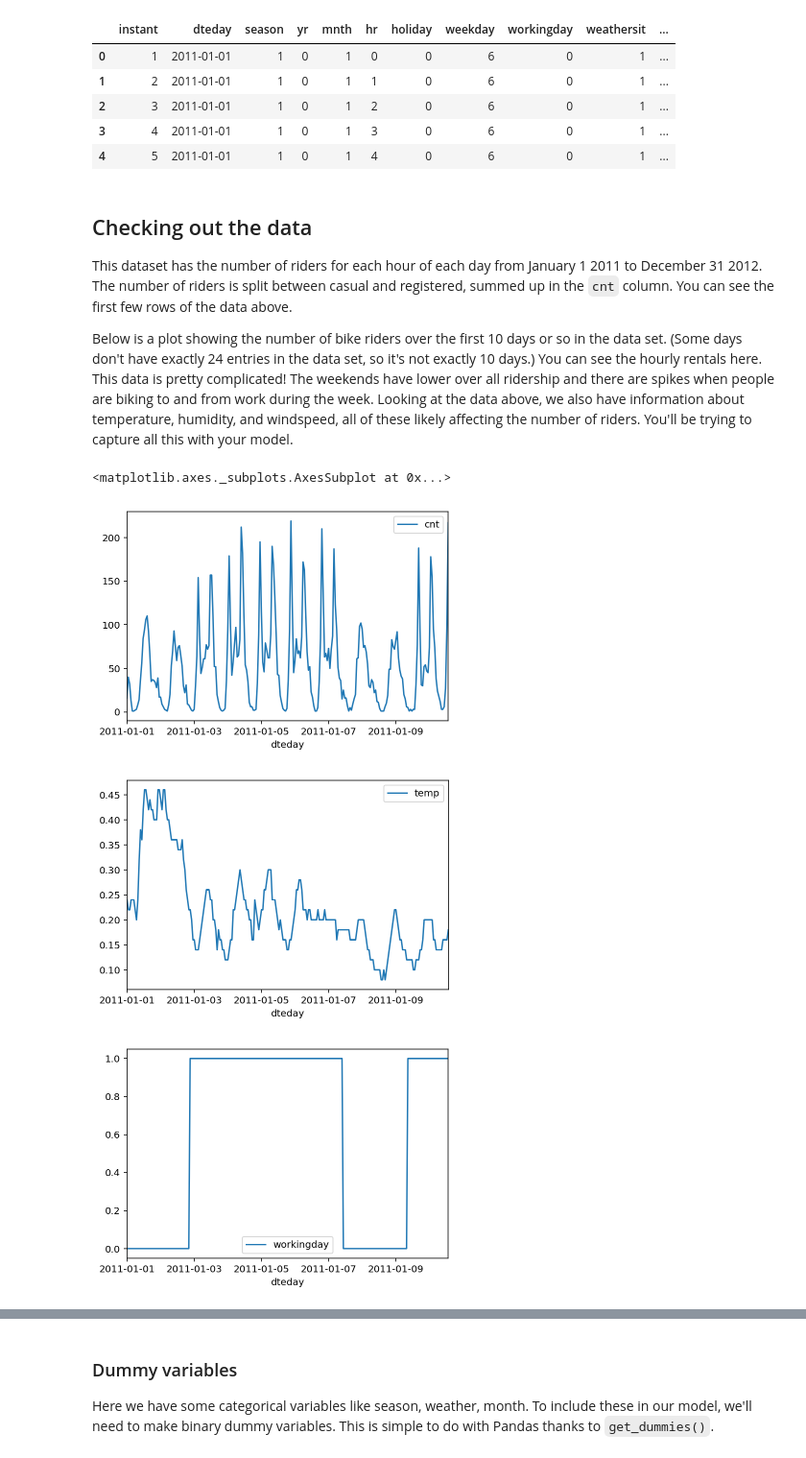
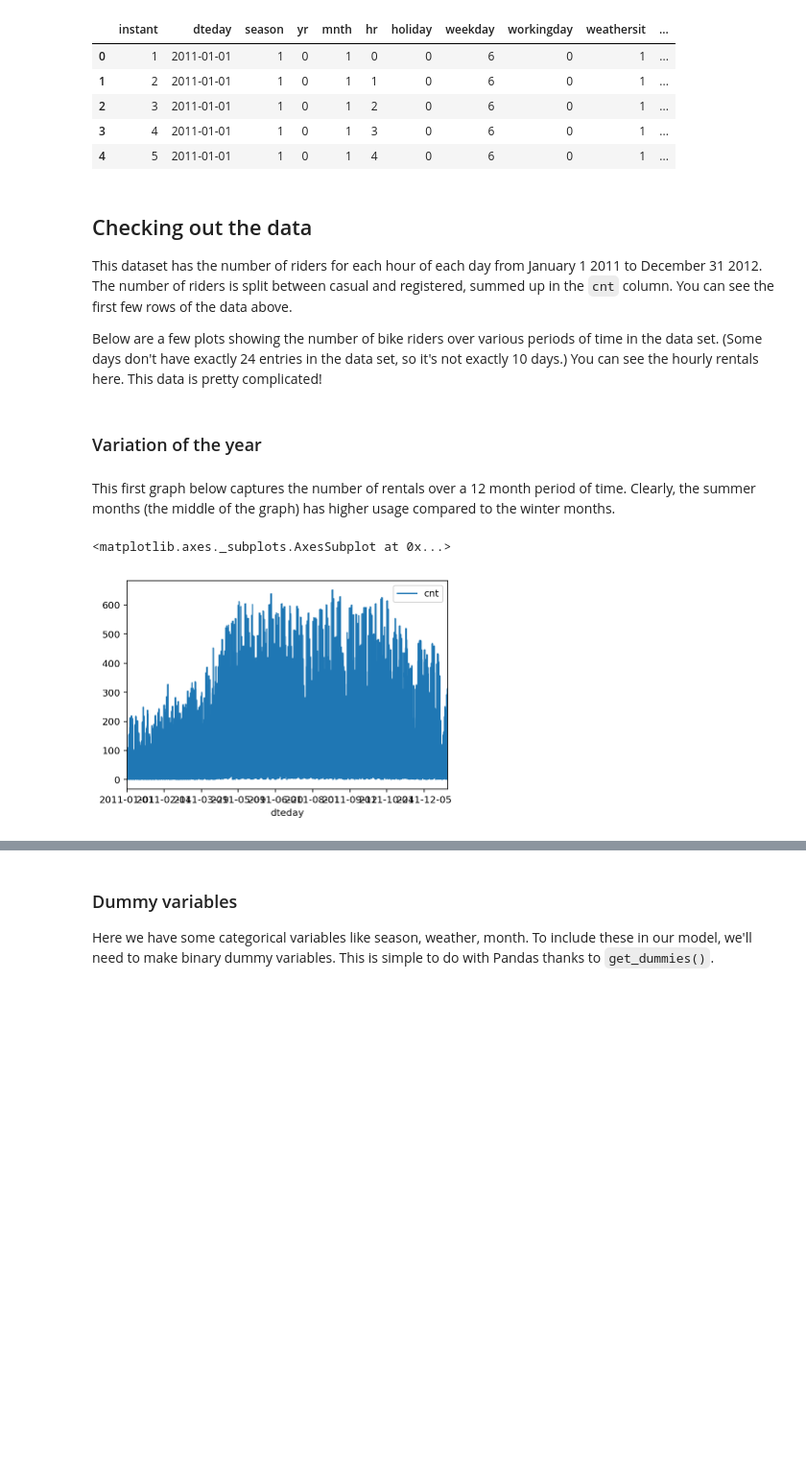
Before and after one commit to alikureishy/DL-bikeshare-users, a Jupyter notebook: DLND Your first neural network.ipynb, the cells around one changed output, grey strips where cells are left out. Shown: that part at 96% size. Saved outputs shown, nothing was run; the diff lists cells and outputs as text; code cells hidden in the pictures; blank space fills up the shorter version.

```diff
--- a/DLND Your first neural network.ipynb
+++ b/DLND Your first neural network.ipynb
@@ -36,13 +36,13 @@ rides.head()
 
 This dataset has the number of riders for each hour of each day from January 1 2011 to December 31 2012. The number of riders is split between casual and registered, summed up in the `cnt` column. You can see the first few rows of the data above.
 
-Below is a plot showing the number of bike riders over the first 10 days or so in the data set. (Some days don't have exactly 24 entries in the data set, so it's not exactly 10 days.) You can see the hourly rentals here. This data is pretty complicated! The weekends have lower over all ridership and there are spikes when people are biking to and from work during the week. Looking at the data above, we also have information about temperature, humidity, and windspeed, all of these likely affecting the number of riders. You'll be trying to capture all this with your model.
+Below are a few plots showing the number of bike riders over various periods of time in the data set. (Some days don't have exactly 24 entries in the data set, so it's not exactly 10 days.) You can see the hourly rentals here. This data is pretty complicated!
-# %%
-rides[:24*10].plot(x='dteday', y='cnt')
-rides[:24*10].plot(x='dteday', y='temp')
-rides[:24*10].plot(x='dteday', y='workingday')
-# %% [output]
-<matplotlib.axes._subplots.AxesSubplot at 0x...>
-[figure, removed]
-[figure, removed]
-[figure, removed]
+# %% [markdown]
+### Variation of the year
+# %% [markdown]
+This first graph below captures the number of rentals over a 12 month period of time. Clearly, the summer months (the middle of the graph) has higher usage compared to the winter months.
+# %%
+rides[:24*30*12].plot(x='dteday', y='cnt')
+# %% [output]
+<matplotlib.axes._subplots.AxesSubplot at 0x...>
+[figure, added]
```
Also changed, not shown: parts of 17 cells of this notebook, 2 other files.
